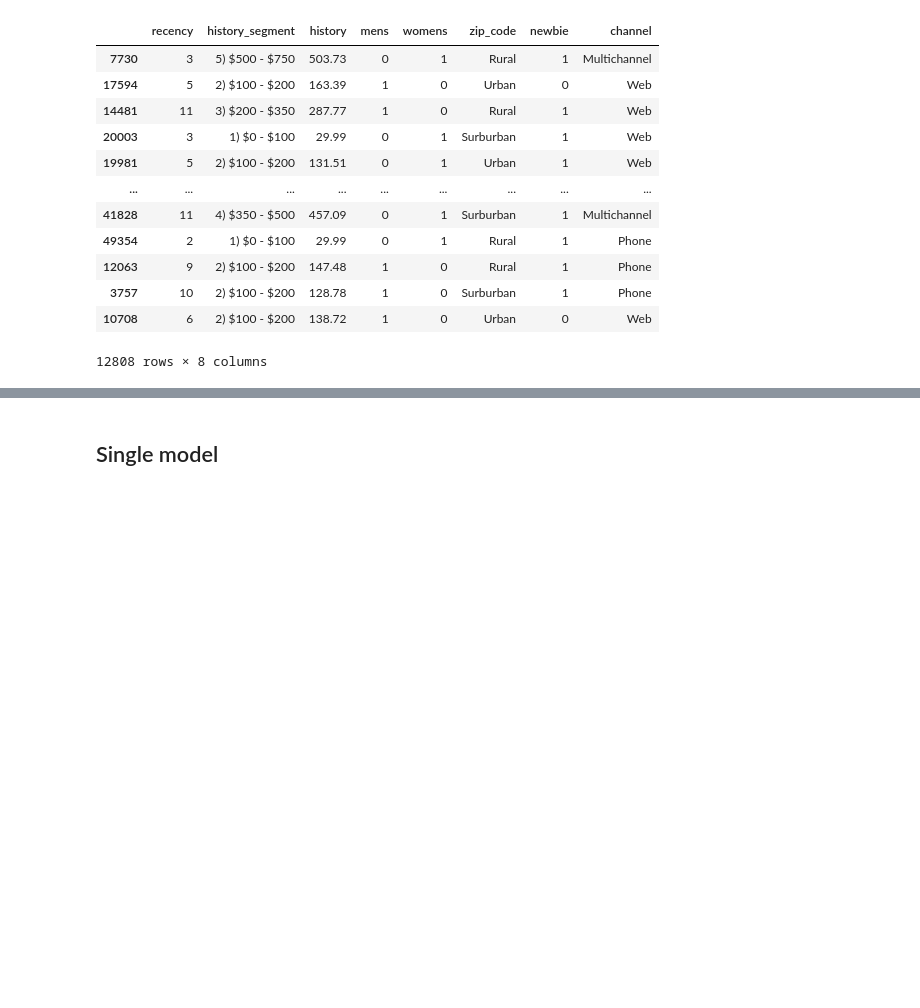
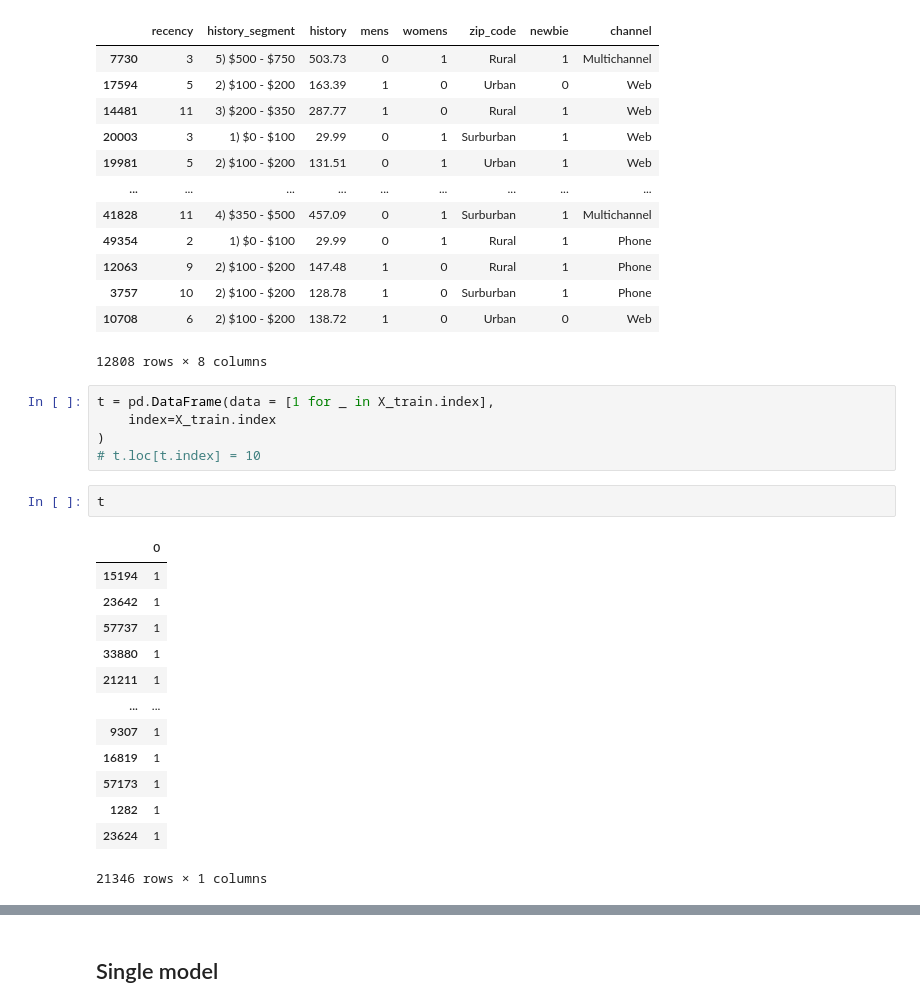
Before and after one commit to versus666jzx/uplift_lab, a Jupyter notebook: src/test.ipynb, the cells around one changed output, grey strips where cells are left out. Cells and saved outputs as stored; diff of their text form; blank space fills up the shorter version.

```diff
--- a/src/test.ipynb
+++ b/src/test.ipynb
@@ -71,3 +83,24 @@ X_val
 | 3757 | 10 | 2) $100 - $200 | 128.78 | 1 | 0 | Surburban | 1 | Phone |
 | 10708 | 6 | 2) $100 - $200 | 138.72 | 1 | 0 | Urban | 0 | Web |
 12808 rows × 8 columns
+# %%
+t = pd.DataFrame(data = [1 for _ in X_train.index],
+    index=X_train.index
+)
+# t.loc[t.index] = 10
+# %%
+t
+# %% [output]
+|  | 0 |
+| 15194 | 1 |
+| 23642 | 1 |
+| 57737 | 1 |
+| 33880 | 1 |
+| 21211 | 1 |
+| ... | ... |
+| 9307 | 1 |
+| 16819 | 1 |
+| 57173 | 1 |
+| 1282 | 1 |
+| 23624 | 1 |
+21346 rows × 1 columns
```
Also changed, not shown: parts of 9 cells of this notebook, 2 other files.
